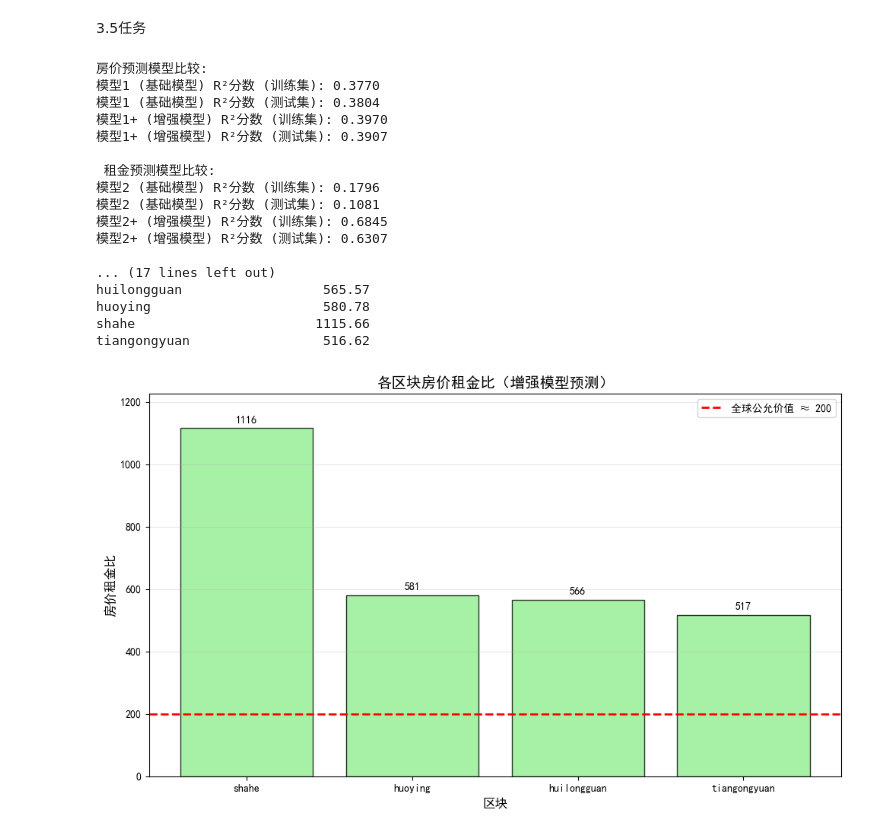
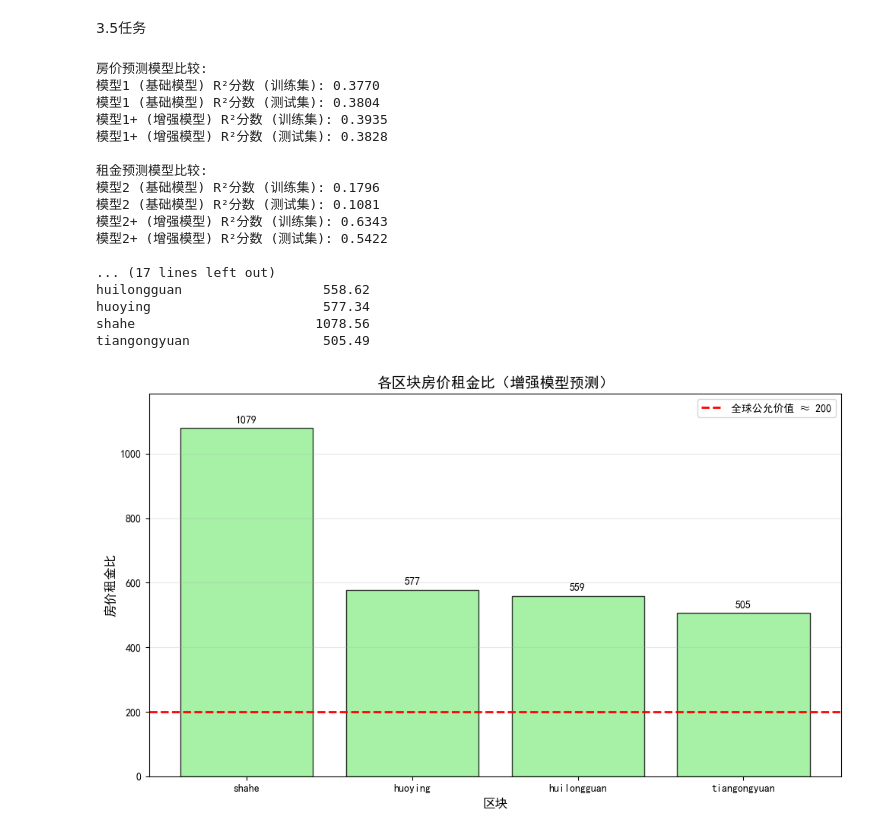
Before and after one commit to ZiyueZhang08/Quant_RUC, a Jupyter notebook: Homework/econ/2023200595/HW3_My_Data_My_Model/HW3_My_Data_My_Model.ipynb, the cells around one changed output. Saved outputs shown, nothing was run; the diff lists cells and outputs as text; code cells hidden in the pictures.

```diff
--- a/Homework/econ/2023200595/HW3_My_Data_My_Model/HW3_My_Data_My_Model.ipynb
+++ b/Homework/econ/2023200595/HW3_My_Data_My_Model/HW3_My_Data_My_Model.ipynb
@@ -661,15 +642,12 @@ tiangongyuan                 3.26               74.23            438.93
 # %% [markdown]
 3.5任务
 # %%
+# 增强房价预测模型 (模型1+)
+buy_df_encoded['面积_log'] = np.log(buy_df_encoded['面积'] + 1)  # 对数转换
 
-#模型增强：添加非线性特征和交互项
-
-# 增强房价预测模型 (模型1+)
-buy_df_encoded['面积平方'] = buy_df_encoded['面积'] ** 2
-buy_df_encoded['面积_log'] = np.log(buy_df_encoded['面积'] + 1)
 buy_df_encoded['面积_交互'] = buy_df_encoded['面积'] * buy_df_encoded['location_huoying']
 
-X_buy_plus = buy_df_encoded[["面积", "面积平方", "面积_log", "面积_交互"] +
+X_buy_plus = buy_df_encoded[["面积", "面积_log", "面积_交互"] +
                            [col for col in buy_df_encoded.columns if col.startswith("location_")]]
 y_buy_plus = buy_df_encoded["price_per_m2"]
 X_train_buy_plus, X_test_buy_plus, y_train_buy_plus, y_test_buy_plus = train_test_split(
@@ -678,11 +656,11 @@ model_buy_plus = LinearRegression()
 model_buy_plus.fit(X_train_buy_plus, y_train_buy_plus)
 
 # 增强租金预测模型 (模型2+)
-rent_df_encoded['面积平方'] = rent_df_encoded['面积'] ** 2
-rent_df_encoded['面积_log'] = np.log(rent_df_encoded['面积'] + 1)
+rent_df_encoded['面积_log'] = np.log(rent_df_encoded['面积'] + 1)  # 对数转换
+
 rent_df_encoded['面积_交互'] = rent_df_encoded['面积'] * rent_df_encoded['location_huoying']
 
-X_rent_plus = rent_df_encoded[["面积", "面积平方", "面积_log", "面积_交互"] +
+X_rent_plus = rent_df_encoded[["面积", "面积_log", "面积_交互"] +
                              [col for col in rent_df_encoded.columns if col.startswith("location_")]]
 y_rent_plus = rent_df_encoded["rent_per_m2"]
 X_train_rent_plus, X_test_rent_plus, y_train_rent_plus, y_test_rent_plus = train_test_split(
@@ -690,26 +668,20 @@ X_train_rent_plus, X_test_rent_plus, y_train_rent_plus, y_test_rent_plus = train
 model_rent_plus = LinearRegression()
 model_rent_plus.fit(X_train_rent_plus, y_train_rent_plus)
 
-
 # 比较模型R²分数
-
-
 print("\n房价预测模型比较:")
 print(f"模型1 (基础模型) R²分数 (训练集): {model_buy.score(X_train_buy, y_train_buy):.4f}")
 print(f"模型1 (基础模型) R²分数 (测试集): {model_buy.score(X_test_buy, y_test_buy):.4f}")
 print(f"模型1+ (增强模型) R²分数 (训练集): {model_buy_plus.score(X_train_buy_plus, y_train_buy_plus):.4f}")
 print(f"模型1+ (增强模型) R²分数 (测试集): {model_buy_plus.score(X_test_buy_plus, y_test_buy_plus):.4f}")
 
-print("\n 租金预测模型比较:")
+print("\n租金预测模型比较:")
 print(f"模型2 (基础模型) R²分数 (训练集): {model_rent.score(X_train_rent, y_train_rent):.4f}")
 print(f"模型2 (基础模型) R²分数 (测试集): {model_rent.score(X_test_rent, y_test_rent):.4f}")
 print(f"模型2+ (增强模型) R²分数 (训练集): {model_rent_plus.score(X_train_rent_plus, y_train_rent_plus):.4f}")
 print(f"模型2+ (增强模型) R²分数 (测试集): {model_rent_plus.score(X_test_rent_plus, y_test_rent_plus):.4f}")
 
-
-#使用增强模型预测所有数据并计算房价租金比
-
-
+# 使用增强模型预测所有数据并计算房价租金比
 buy_df["predicted_price_per_m2_plus"] = model_buy_plus.predict(X_buy_plus)
 rent_df["predicted_rent_per_m2_plus"] = model_rent_plus.predict(X_rent_plus)
 
@@ -728,48 +700,46 @@ final_results = pd.concat([results_df, results_df_plus], axis=1)
 print("\n各区块预测结果比较:")
 print(final_results.round(2))
 
-
-#绘制增强模型的房价租金比条形图 (图表C)
-
+# 绘制增强模型的房价租金比条形图 (图表C)
 plt.figure(figsize=(10, 6))
 results_sorted_plus = results_df_plus.sort_values('price_rent_ratio_plus', ascending=False)
 locations_plus = results_sorted_plus.index
 
 # 创建柱状图
 bars = plt.bar(locations_plus, results_sorted_plus['price_rent_ratio_plus'],
                color='lightgreen', alpha=0.8, edgecolor='black')
 plt.axhline(y=200, color='red', linestyle='--', linewidth=2, label='全球公允价值 ≈ 200')
 plt.title('各区块房价租金比（增强模型预测）', fontsize=14, fontweight='bold')
 plt.xlabel('区块', fontsize=12)
 plt.ylabel('房价租金比', fontsize=12)
 plt.legend()
 max_ratio_plus = max(results_sorted_plus['price_rent_ratio_plus'].max(), 200)
 plt.ylim(0, max_ratio_plus * 1.1)
 for bar, ratio in zip(bars, results_sorted_plus['price_rent_ratio_plus']):
     height = bar.get_height()
     plt.text(bar.get_x() + bar.get_width()/2., height + max_ratio_plus * 0.01,
              f'{ratio:.0f}', ha='center', va='bottom', fontweight='bold')
 
 plt.grid(True, alpha=0.3, axis='y')
 plt.tight_layout()
 plt.show()
 # %% [output]
 房价预测模型比较:
 模型1 (基础模型) R²分数 (训练集): 0.3770
 模型1 (基础模型) R²分数 (测试集): 0.3804
-模型1+ (增强模型) R²分数 (训练集): 0.3970
-模型1+ (增强模型) R²分数 (测试集): 0.3907
+模型1+ (增强模型) R²分数 (训练集): 0.3935
+模型1+ (增强模型) R²分数 (测试集): 0.3828
 
- 租金预测模型比较:
+租金预测模型比较:
 模型2 (基础模型) R²分数 (训练集): 0.1796
 模型2 (基础模型) R²分数 (测试集): 0.1081
-模型2+ (增强模型) R²分数 (训练集): 0.6845
-模型2+ (增强模型) R²分数 (测试集): 0.6307
+模型2+ (增强模型) R²分数 (训练集): 0.6343
+模型2+ (增强模型) R²分数 (测试集): 0.5422
 
 ... (17 lines left out)
-huilongguan                  565.57
-huoying                      580.78
-shahe                       1115.66
-tiangongyuan                 516.62
+huilongguan                  558.62
+huoying                      577.34
+shahe                       1078.56
+tiangongyuan                 505.49
-[figure, old version]
+[figure, new version]
 # %% [markdown]
```
Also changed, not shown: parts of 2 cells of this notebook.
